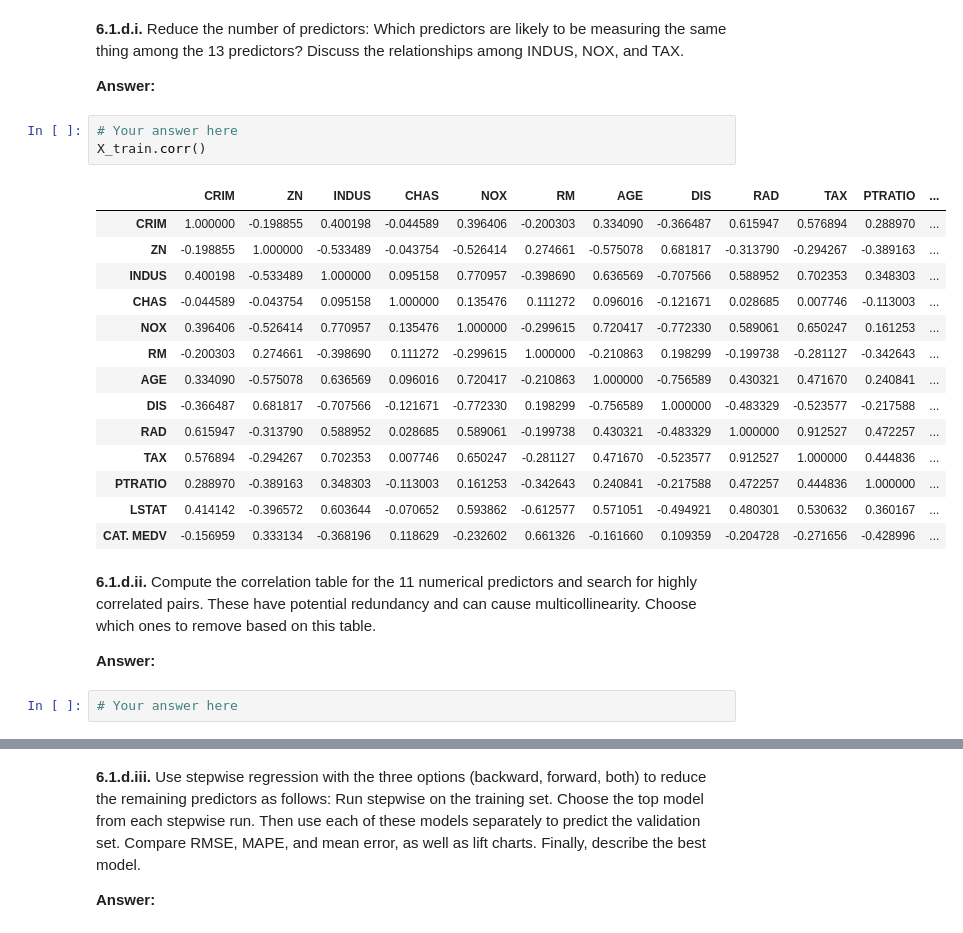
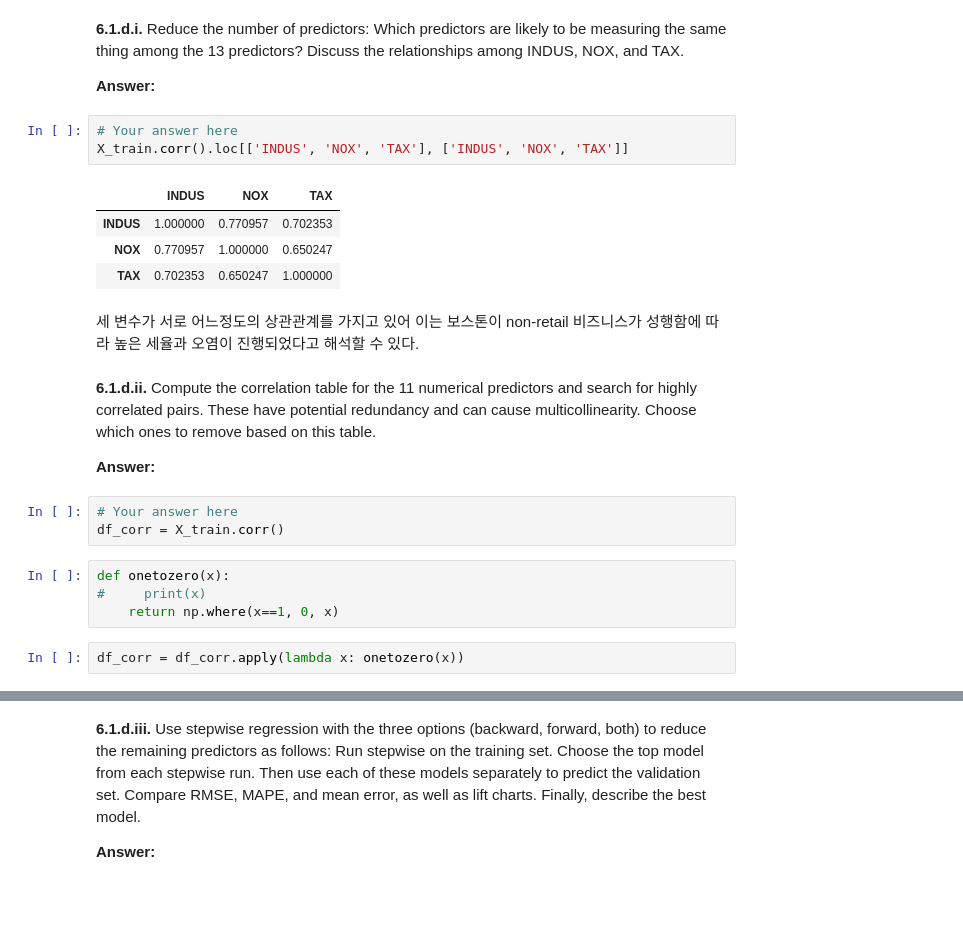
Before and after one commit to boysbeanxious/spring_lecture, a Jupyter notebook: DataMining/Ch-06-MLR-SelectedProblems.ipynb, the cells around one changed output, grey strips where cells are left out. Drawn from its saved outputs; the diff is of its cells as text; blank space fills up the shorter version.

```diff
--- a/DataMining/Ch-06-MLR-SelectedProblems.ipynb
+++ b/DataMining/Ch-06-MLR-SelectedProblems.ipynb
@@ -99,25 +101,24 @@ Which predictors are likely to be measuring the same thing among the 13 predicto
 __Answer:__
 # %%
 # Your answer here
-X_train.corr()
+X_train.corr().loc[['INDUS', 'NOX', 'TAX'], ['INDUS', 'NOX', 'TAX']]
 # %% [output]
-|  | CRIM | ZN | INDUS | CHAS | NOX | RM | AGE | DIS | RAD | TAX | PTRATIO | ... |
-| CRIM | 1.000000 | -0.198855 | 0.400198 | -0.044589 | 0.396406 | -0.200303 | 0.334090 | -0.366487 | 0.615947 | 0.576894 | 0.288970 | ... |
-| ZN | -0.198855 | 1.000000 | -0.533489 | -0.043754 | -0.526414 | 0.274661 | -0.575078 | 0.681817 | -0.313790 | -0.294267 | -0.389163 | ... |
-| INDUS | 0.400198 | -0.533489 | 1.000000 | 0.095158 | 0.770957 | -0.398690 | 0.636569 | -0.707566 | 0.588952 | 0.702353 | 0.348303 | ... |
-| CHAS | -0.044589 | -0.043754 | 0.095158 | 1.000000 | 0.135476 | 0.111272 | 0.096016 | -0.121671 | 0.028685 | 0.007746 | -0.113003 | ... |
-| NOX | 0.396406 | -0.526414 | 0.770957 | 0.135476 | 1.000000 | -0.299615 | 0.720417 | -0.772330 | 0.589061 | 0.650247 | 0.161253 | ... |
-| RM | -0.200303 | 0.274661 | -0.398690 | 0.111272 | -0.299615 | 1.000000 | -0.210863 | 0.198299 | -0.199738 | -0.281127 | -0.342643 | ... |
-| AGE | 0.334090 | -0.575078 | 0.636569 | 0.096016 | 0.720417 | -0.210863 | 1.000000 | -0.756589 | 0.430321 | 0.471670 | 0.240841 | ... |
-| DIS | -0.366487 | 0.681817 | -0.707566 | -0.121671 | -0.772330 | 0.198299 | -0.756589 | 1.000000 | -0.483329 | -0.523577 | -0.217588 | ... |
-| RAD | 0.615947 | -0.313790 | 0.588952 | 0.028685 | 0.589061 | -0.199738 | 0.430321 | -0.483329 | 1.000000 | 0.912527 | 0.472257 | ... |
-| TAX | 0.576894 | -0.294267 | 0.702353 | 0.007746 | 0.650247 | -0.281127 | 0.471670 | -0.523577 | 0.912527 | 1.000000 | 0.444836 | ... |
-| PTRATIO | 0.288970 | -0.389163 | 0.348303 | -0.113003 | 0.161253 | -0.342643 | 0.240841 | -0.217588 | 0.472257 | 0.444836 | 1.000000 | ... |
-| LSTAT | 0.414142 | -0.396572 | 0.603644 | -0.070652 | 0.593862 | -0.612577 | 0.571051 | -0.494921 | 0.480301 | 0.530632 | 0.360167 | ... |
-| CAT. MEDV | -0.156959 | 0.333134 | -0.368196 | 0.118629 | -0.232602 | 0.661326 | -0.161660 | 0.109359 | -0.204728 | -0.271656 | -0.428996 | ... |
+|  | INDUS | NOX | TAX |
+| INDUS | 1.000000 | 0.770957 | 0.702353 |
+| NOX | 0.770957 | 1.000000 | 0.650247 |
+| TAX | 0.702353 | 0.650247 | 1.000000 |
+# %% [markdown]
+세 변수가 서로 어느정도의 상관관계를 가지고 있어 이는 보스톤이 non-retail 비즈니스가 성행함에 따라 높은 세율과 오염이 진행되었다고 해석할 수 있다.
 # %% [markdown]
 __6.1.d.ii.__ Compute the correlation table for the 11 numerical predictors and search for highly correlated pairs. These have potential redundancy and can cause multicollinearity. Choose which ones to remove based on this table.
 
 __Answer:__
 # %%
 # Your answer here
+df_corr = X_train.corr()
+# %%
+def onetozero(x):
+#     print(x)
+    return np.where(x==1, 0, x)
+# %%
+df_corr = df_corr.apply(lambda x: onetozero(x))
```
Also changed, not shown: parts of 17 cells of this notebook, 19 other files.
